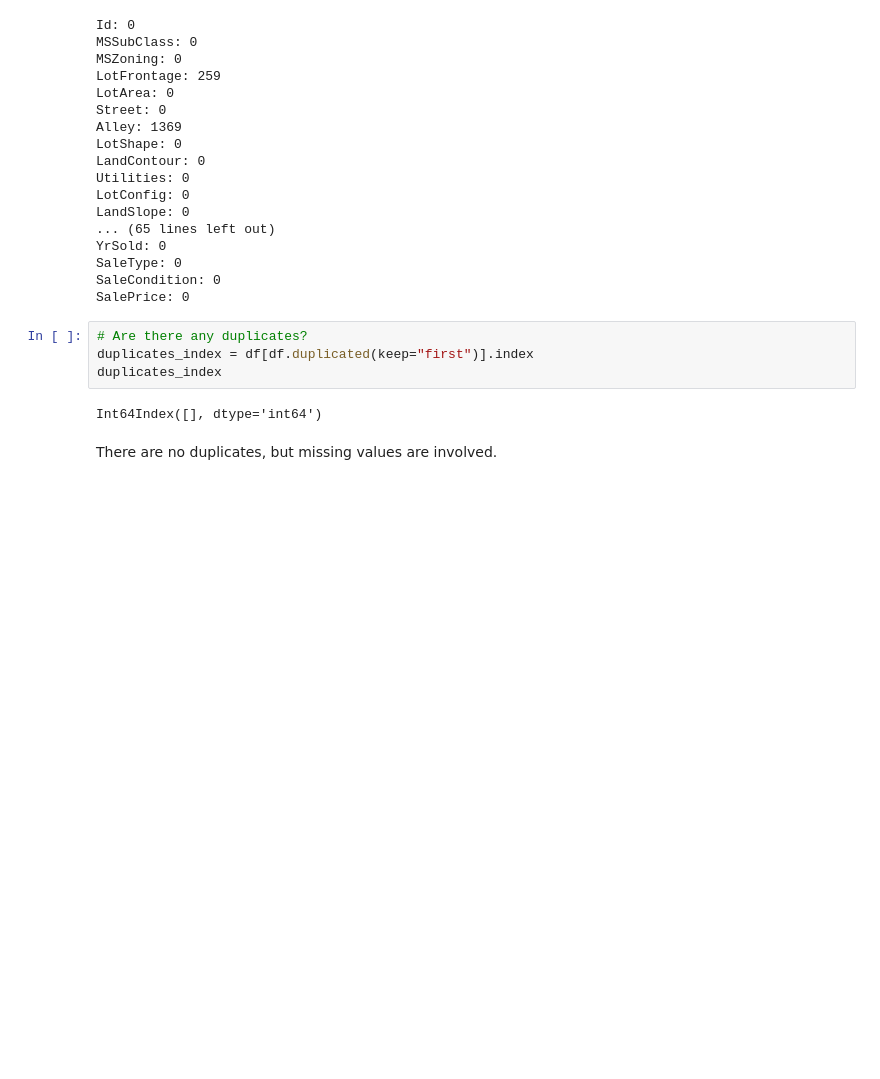
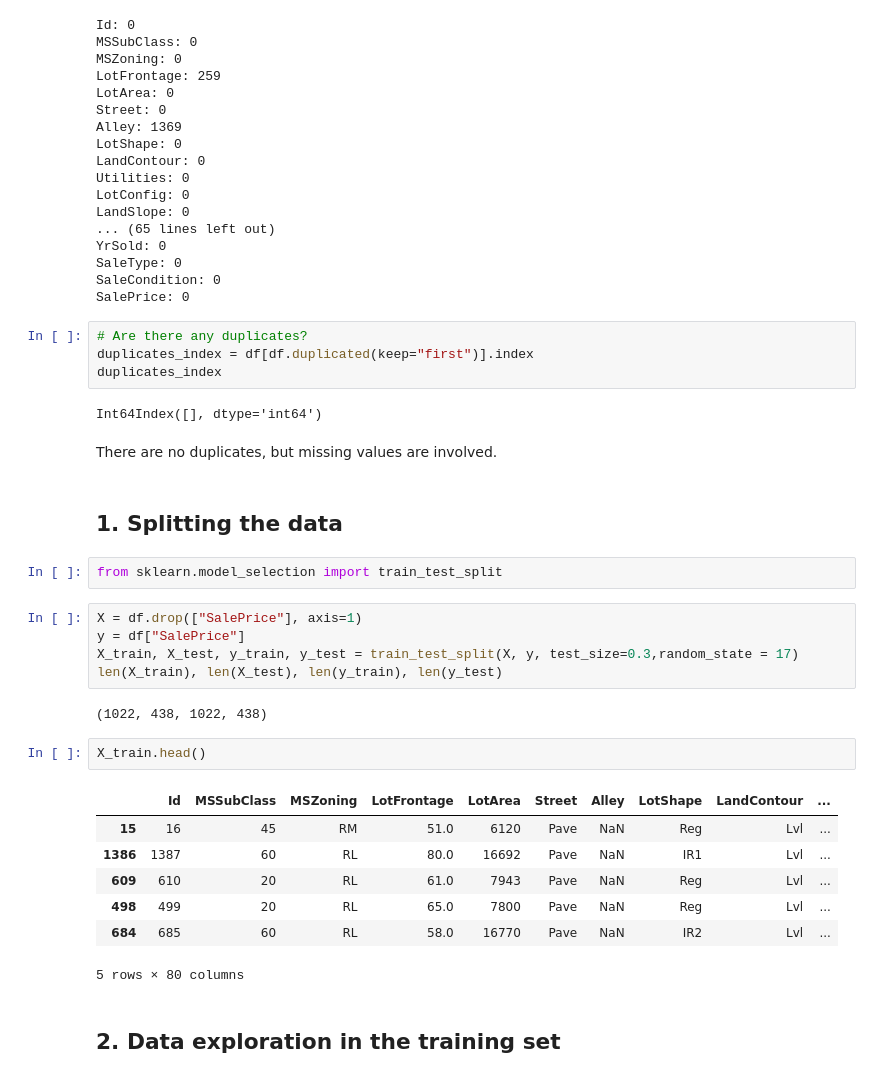
Before and after one commit to TheGreatKappa/ai_mini_project_1, a Jupyter notebook: mini_project_1.ipynb, the cells around one changed output. Cells and saved outputs as stored; diff of their text form; blank space fills up the shorter version.

```diff
--- a/mini_project_1.ipynb
+++ b/mini_project_1.ipynb
@@ -55,3 +55,26 @@ duplicates_index
 Int64Index([], dtype='int64')
 # %% [markdown]
 There are no duplicates, but missing values are involved.
+# %% [markdown]
+## 1. Splitting the data
+# %%
+from sklearn.model_selection import train_test_split
+# %%
+X = df.drop(["SalePrice"], axis=1)
+y = df["SalePrice"]
+X_train, X_test, y_train, y_test = train_test_split(X, y, test_size=0.3,random_state = 17)
+len(X_train), len(X_test), len(y_train), len(y_test)
+# %% [output]
+(1022, 438, 1022, 438)
+# %%
+X_train.head()
+# %% [output]
+|  | Id | MSSubClass | MSZoning | LotFrontage | LotArea | Street | Alley | LotShape | LandContour | ... |
+| 15 | 16 | 45 | RM | 51.0 | 6120 | Pave | NaN | Reg | Lvl | ... |
+| 1386 | 1387 | 60 | RL | 80.0 | 16692 | Pave | NaN | IR1 | Lvl | ... |
+| 609 | 610 | 20 | RL | 61.0 | 7943 | Pave | NaN | Reg | Lvl | ... |
+| 498 | 499 | 20 | RL | 65.0 | 7800 | Pave | NaN | Reg | Lvl | ... |
+| 684 | 685 | 60 | RL | 58.0 | 16770 | Pave | NaN | IR2 | Lvl | ... |
+5 rows × 80 columns
+# %% [markdown]
+## 2. Data exploration in the training set
```
Also changed, not shown: parts of 3 cells of this notebook.
